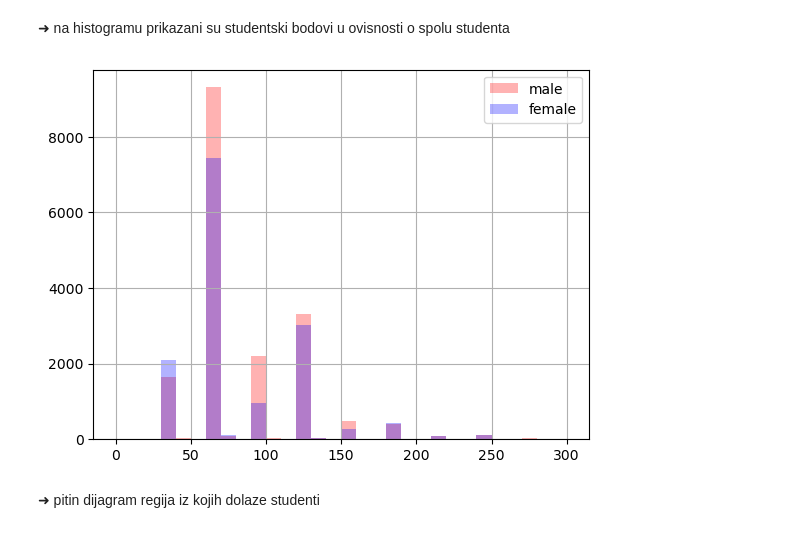
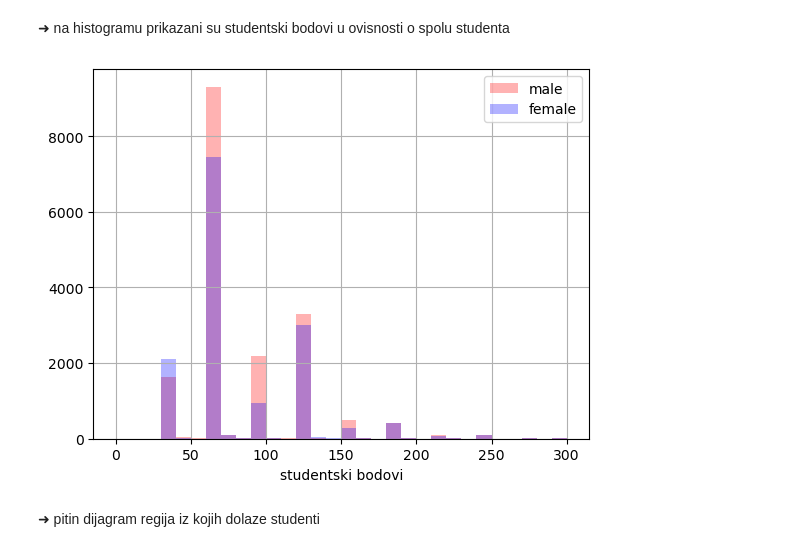
Before and after one commit to antoniamstr1/projekt-uuzop, a Jupyter notebook: prvi_dio.ipynb, the cells around one changed output. Drawn from its saved outputs; the diff is of its cells as text; code cells hidden in the pictures.

```diff
--- a/prvi_dio.ipynb
+++ b/prvi_dio.ipynb
@@ -456,11 +456,12 @@ plt.show()
 # %%
 plt.hist(studentInfo[studentInfo.gender == "M"].studied_credits, bins = 30, range = (0,300), label='male', color='red', alpha=0.3)
 plt.hist(studentInfo[studentInfo.gender == "F"].studied_credits, bins = 30, range = (0,300), label='female', color='blue', alpha=0.3)
 plt.legend(loc='best')
 plt.grid()
+plt.xlabel('studentski bodovi')
 plt.show()
 # %% [output]
-[figure, old version]
+[figure, new version]
 # %% [markdown]
 ➜ pitin dijagram regija iz kojih dolaze studenti
 # %%
```
Also changed, not shown: 1 other file.
